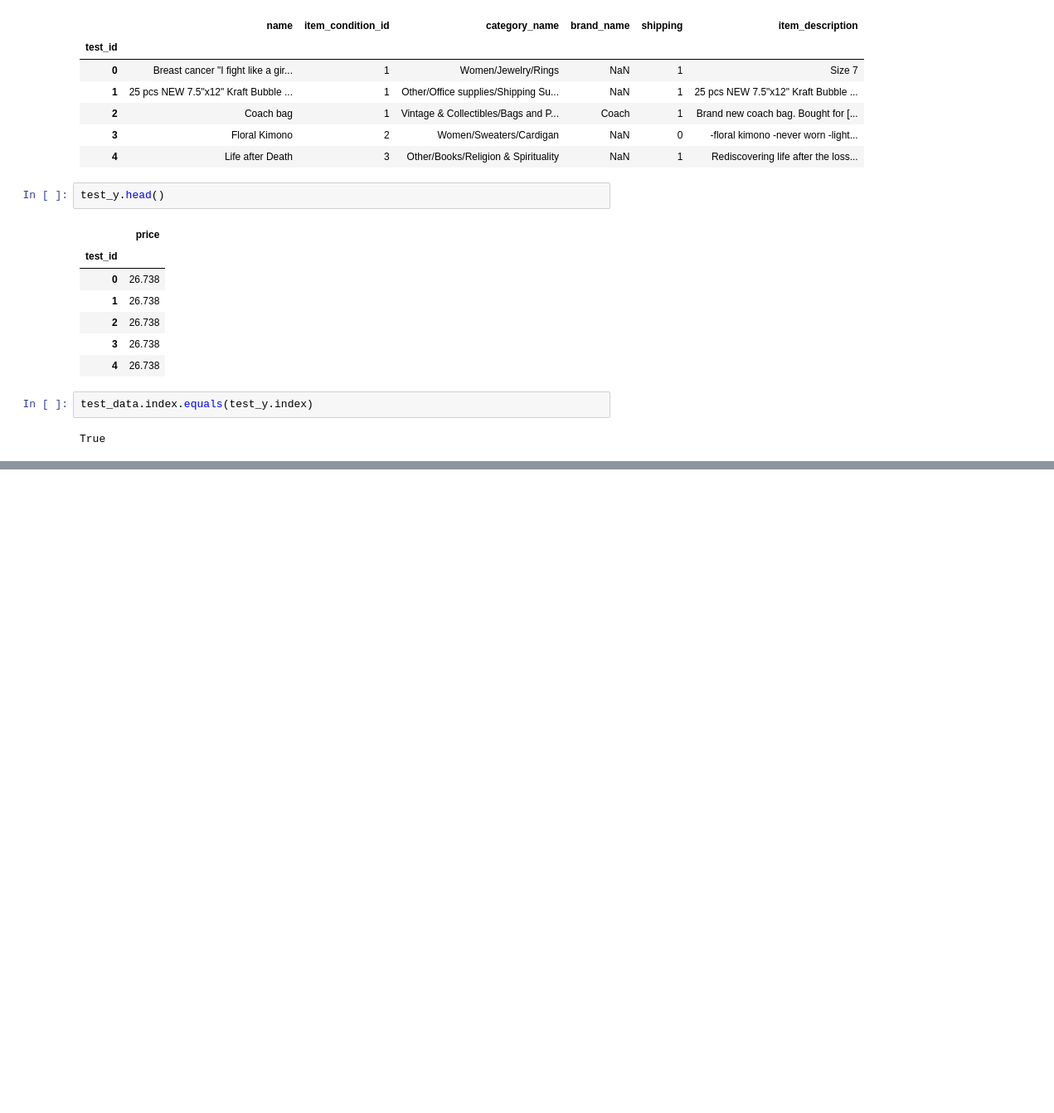
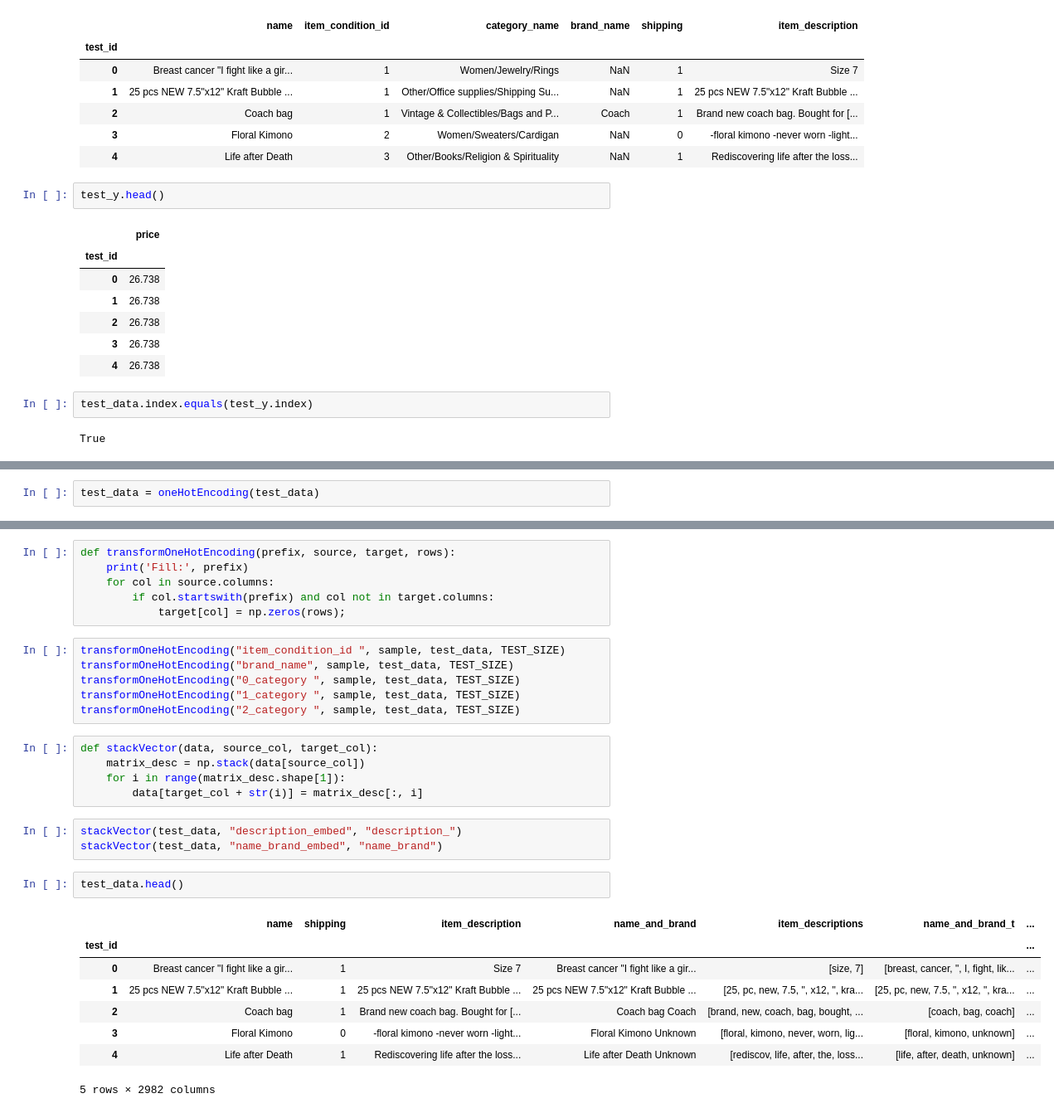
Before and after one commit to risoo10/mercari-price-prediction, a Jupyter notebook: notebooks/Predspracovanie.ipynb, the cells around one changed output, grey strips where cells are left out. Shown at 83% size. Cells and saved outputs as stored; diff of their text form; blank space fills up the shorter version.

```diff
--- a/notebooks/Predspracovanie.ipynb
+++ b/notebooks/Predspracovanie.ipynb
@@ -480,0 +524,2 @@ True
+# %%
+test_data = oneHotEncoding(test_data)
@@ -480,0 +546,31 @@ True
+# %%
+def transformOneHotEncoding(prefix, source, target, rows):
+    print('Fill:', prefix)
+    for col in source.columns:
+        if col.startswith(prefix) and col not in target.columns:
+            target[col] = np.zeros(rows);
+# %%
+transformOneHotEncoding("item_condition_id ", sample, test_data, TEST_SIZE)
+transformOneHotEncoding("brand_name", sample, test_data, TEST_SIZE)
+transformOneHotEncoding("0_category ", sample, test_data, TEST_SIZE)
+transformOneHotEncoding("1_category ", sample, test_data, TEST_SIZE)
+transformOneHotEncoding("2_category ", sample, test_data, TEST_SIZE)
+# %%
+def stackVector(data, source_col, target_col):
+    matrix_desc = np.stack(data[source_col])
+    for i in range(matrix_desc.shape[1]):
+        data[target_col + str(i)] = matrix_desc[:, i]
+# %%
+stackVector(test_data, "description_embed", "description_")
+stackVector(test_data, "name_brand_embed", "name_brand")
+# %%
+test_data.head()
+# %% [output]
+|  | name | shipping | item_description | name_and_brand | item_descriptions | name_and_brand_t | ... |
+| test_id |  |  |  |  |  |  | ... |
+| 0 | Breast cancer "I fight like a gir... | 1 | Size 7 | Breast cancer "I fight like a gir... | [size, 7] | [breast, cancer, ", I, fight, lik... | ... |
+| 1 | 25 pcs NEW 7.5"x12" Kraft Bubble ... | 1 | 25 pcs NEW 7.5"x12" Kraft Bubble ... | 25 pcs NEW 7.5"x12" Kraft Bubble ... | [25, pc, new, 7.5, ", x12, ", kra... | [25, pc, new, 7.5, ", x12, ", kra... | ... |
+| 2 | Coach bag | 1 | Brand new coach bag. Bought for [... | Coach bag Coach | [brand, new, coach, bag, bought, ... | [coach, bag, coach] | ... |
+| 3 | Floral Kimono | 0 | -floral kimono -never worn -light... | Floral Kimono Unknown | [floral, kimono, never, worn, lig... | [floral, kimono, unknown] | ... |
+| 4 | Life after Death | 1 | Rediscovering life after the loss... | Life after Death Unknown | [rediscov, life, after, the, loss... | [life, after, death, unknown] | ... |
+5 rows × 2982 columns
```
Also changed, not shown: parts of 34 cells of this notebook, 5 other files.
